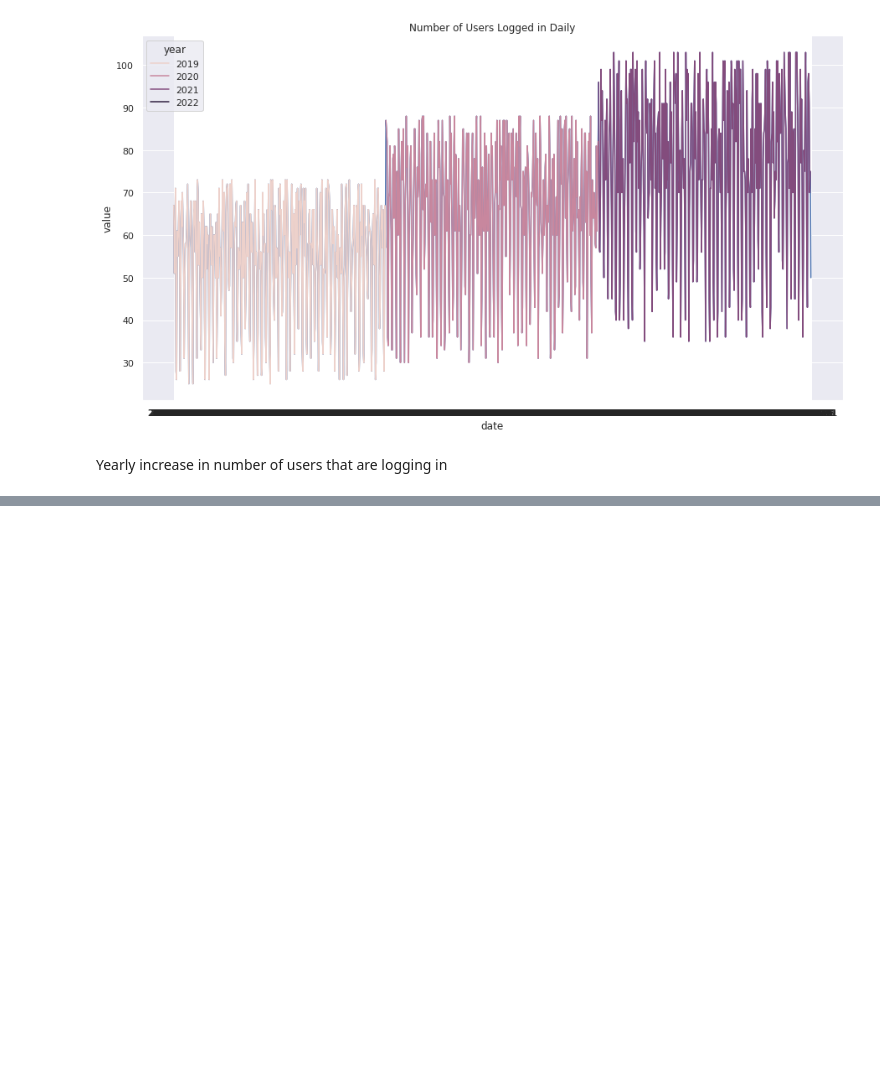
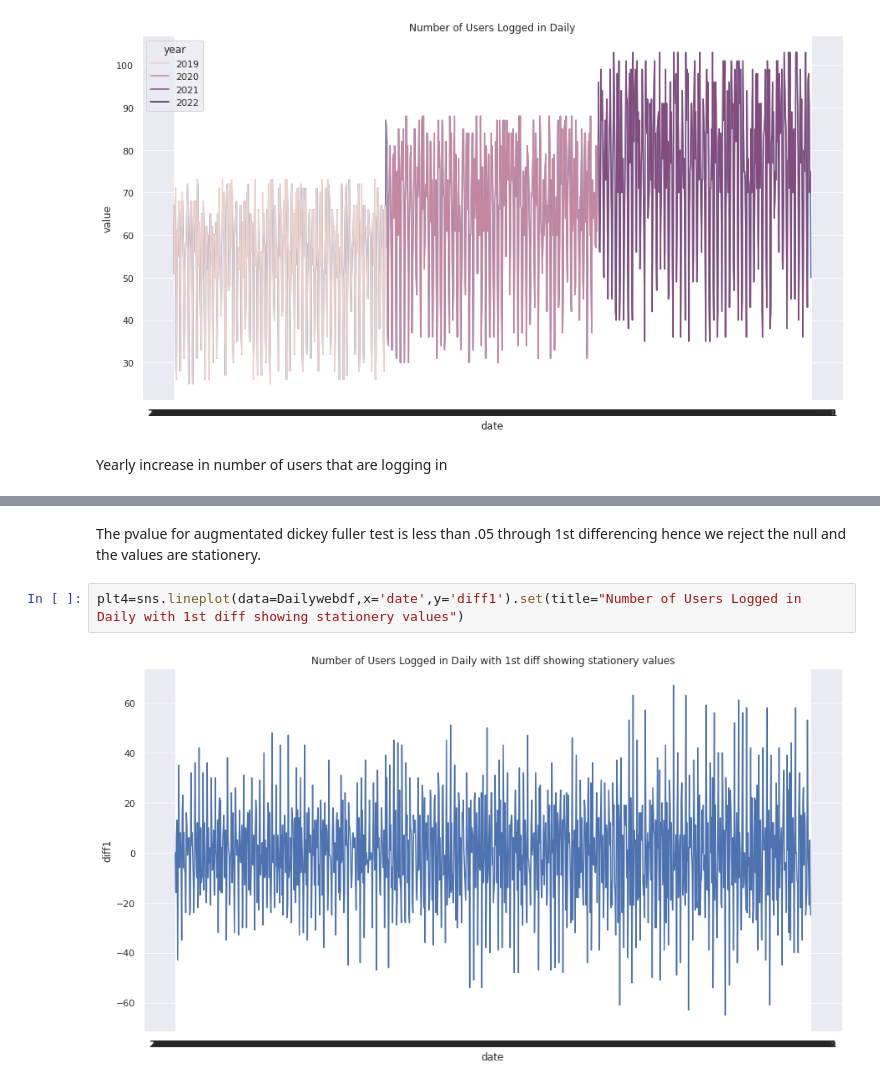
Before and after one commit to AnurAK1/UsrsLoginWeb, a Jupyter notebook: dailyuserslogin.ipynb, the cells around one changed output, grey strips where cells are left out. Saved outputs shown, nothing was run; the diff lists cells and outputs as text; blank space fills up the shorter version.

```diff
--- a/dailyuserslogin.ipynb
+++ b/dailyuserslogin.ipynb
@@ -65,0 +94,6 @@ Mean
+# %% [markdown]
+The pvalue for augmentated dickey fuller test is less than .05 through 1st differencing hence we reject the null and the values are stationery.
+# %%
+plt4=sns.lineplot(data=Dailywebdf,x='date',y='diff1').set(title="Number of Users Logged in Daily with 1st diff showing stationery values")
+# %% [output]
+[figure, added]
```
Also changed, not shown: parts of 23 cells of this notebook.
